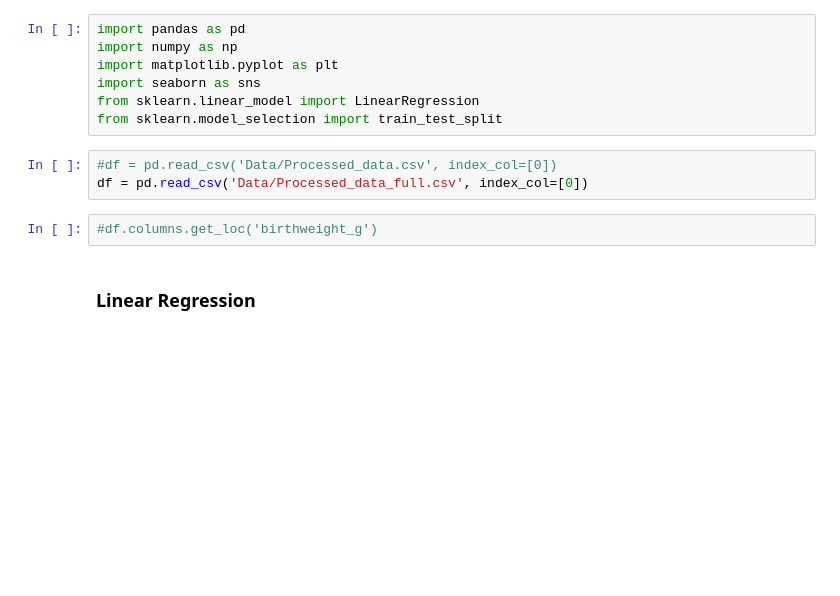
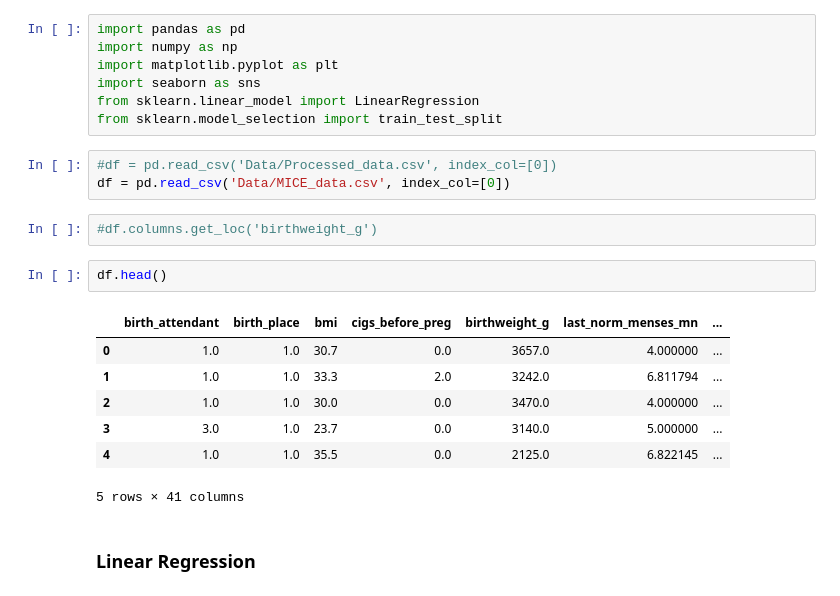
Before and after one commit to catrionamackay/Machine-Learning-Project, a Jupyter notebook: First_models.ipynb, the cells around one changed output. Drawn from its saved outputs; the diff is of its cells as text; blank space fills up the shorter version.

```diff
--- a/First_models.ipynb
+++ b/First_models.ipynb
@@ -7,9 +7,19 @@ from sklearn.linear_model import LinearRegression
 from sklearn.model_selection import train_test_split
 # %%
 #df = pd.read_csv('Data/Processed_data.csv', index_col=[0])
-df = pd.read_csv('Data/Processed_data_full.csv', index_col=[0])
+df = pd.read_csv('Data/MICE_data.csv', index_col=[0])
 # %%
 #df.columns.get_loc('birthweight_g')
+# %%
+df.head()
+# %% [output]
+|  | birth_attendant | birth_place | bmi | cigs_before_preg | birthweight_g | last_norm_menses_mn | ... |
+| 0 | 1.0 | 1.0 | 30.7 | 0.0 | 3657.0 | 4.000000 | ... |
+| 1 | 1.0 | 1.0 | 33.3 | 2.0 | 3242.0 | 6.811794 | ... |
+| 2 | 1.0 | 1.0 | 30.0 | 0.0 | 3470.0 | 4.000000 | ... |
+| 3 | 3.0 | 1.0 | 23.7 | 0.0 | 3140.0 | 5.000000 | ... |
+| 4 | 1.0 | 1.0 | 35.5 | 0.0 | 2125.0 | 6.822145 | ... |
+5 rows × 41 columns
 # %% [markdown]
 ### Linear Regression
 # %%
```
Also changed, not shown: parts of 10 cells of this notebook, 5 other files.
